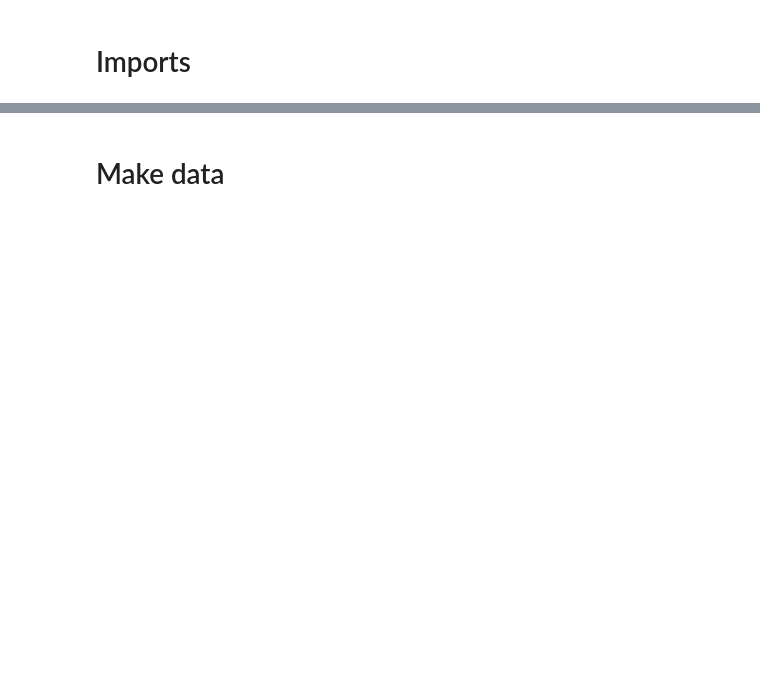
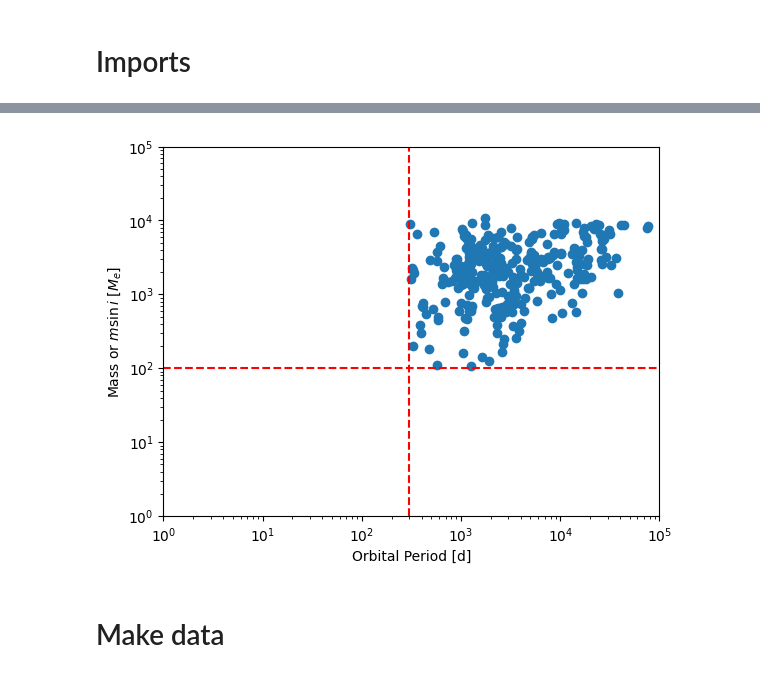
Before and after one commit to victorkarkour/Microlensing-Separation, a Jupyter notebook: Dist_e.ipynb, the cells around one changed output, grey strips where cells are left out. Saved outputs shown, nothing was run; the diff lists cells and outputs as text; code cells hidden in the pictures; blank space fills up the shorter version.

```diff
--- a/Dist_e.ipynb
+++ b/Dist_e.ipynb
@@ -8,3 +39,16 @@ import matplotlib.pyplot as plt
+# %%
+plt.scatter(filter_exoplanet["pl_orbper"], filter_exoplanet["pl_masse"])
+plt.yscale("log")
+plt.xscale("log")
+plt.xlim(1,1e5)
+plt.ylim(1,1e5)
+plt.xlabel("Orbital Period [d]")
+plt.ylabel(r"Mass or $m \sin i$ [$M_e$]")
+plt.hlines(1e2, xmin = 1, xmax = 1e5, linestyles= "dashed", colors= "red")
+plt.vlines(3e2, ymin = 1, ymax = 1e5, linestyles= "dashed", colors= "red")
+plt.show()
+# %% [output]
+[figure, added]
 # %% [markdown]
 # Make data
 # %%
```
Also changed, not shown: parts of 6 cells of this notebook.
